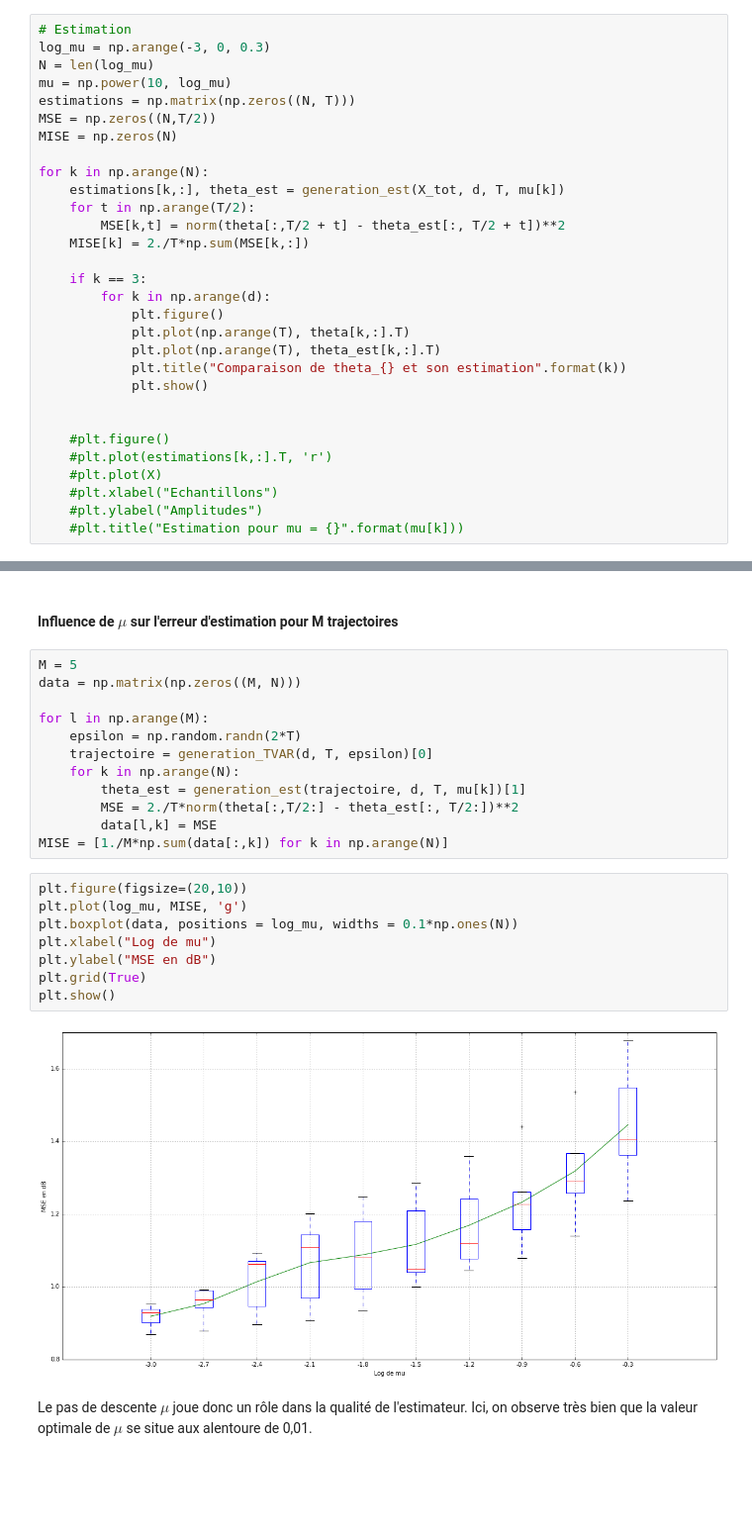
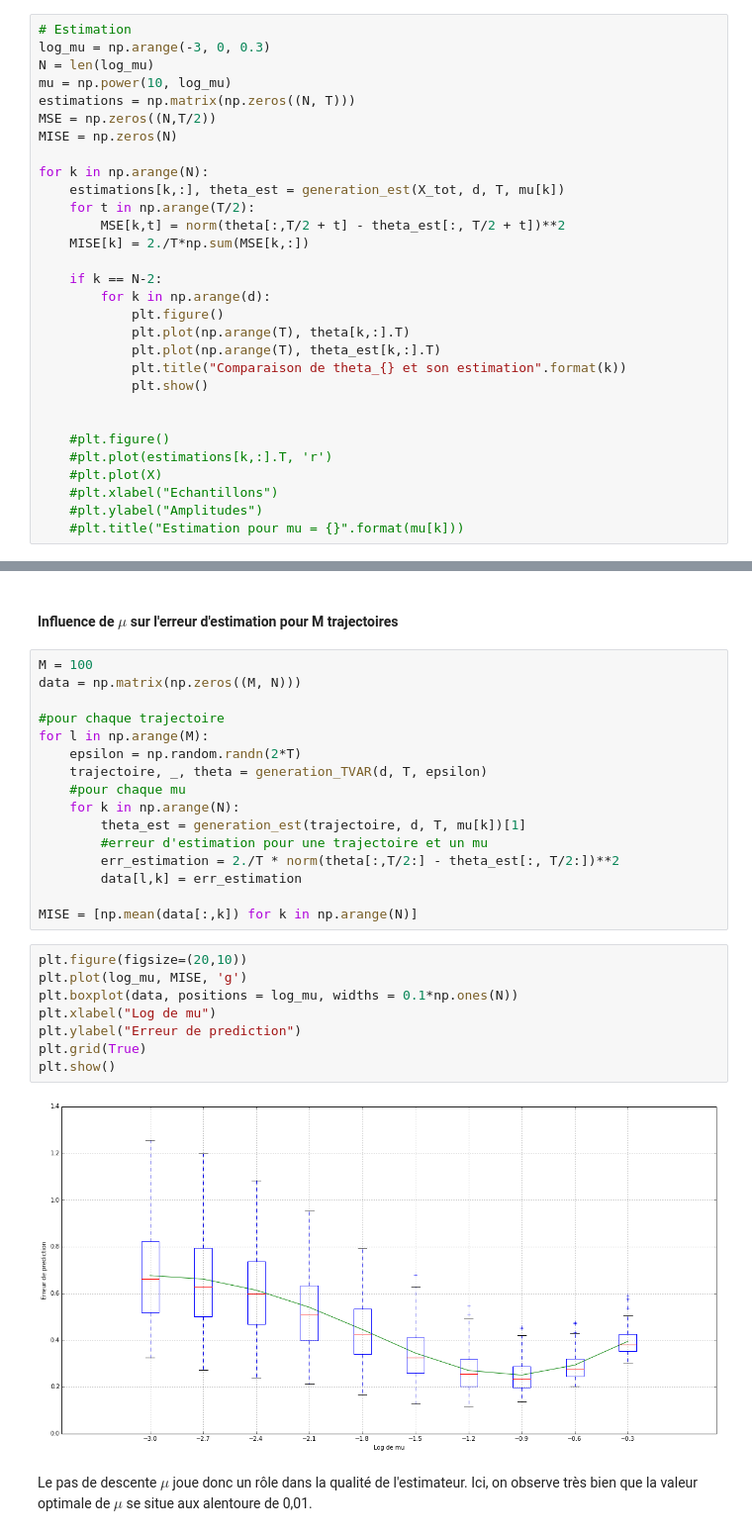
Before and after one commit to jngod2011/TVAR_Prediction, a Jupyter notebook: notebooks/TVAR_d.ipynb, the cells around one changed output, grey strips where cells are left out. Shown at 99% size. Cells and saved outputs as stored; diff of their text form; blank space fills up the shorter version.

```diff
--- a/notebooks/TVAR_d.ipynb
+++ b/notebooks/TVAR_d.ipynb
@@ -155,7 +152,7 @@ for k in np.arange(N):
         MSE[k,t] = norm(theta[:,T/2 + t] - theta_est[:, T/2 + t])**2
     MISE[k] = 2./T*np.sum(MSE[k,:])
 
-    if k == 3:
+    if k == N-2:
         for k in np.arange(d):
             plt.figure()
             plt.plot(np.arange(T), theta[k,:].T)
@@ -177,27 +174,31 @@ for k in np.arange(N):
 # %% [markdown]
 #### Influence de $\mu$ sur l'erreur d'estimation pour M trajectoires
 # %%
-M = 5
+M = 100
 data = np.matrix(np.zeros((M, N)))
 
+#pour chaque trajectoire
 for l in np.arange(M):
     epsilon = np.random.randn(2*T)
-    trajectoire = generation_TVAR(d, T, epsilon)[0]
+    trajectoire, _, theta = generation_TVAR(d, T, epsilon)
+    #pour chaque mu
     for k in np.arange(N):
         theta_est = generation_est(trajectoire, d, T, mu[k])[1]
-        MSE = 2./T*norm(theta[:,T/2:] - theta_est[:, T/2:])**2
-        data[l,k] = MSE
-MISE = [1./M*np.sum(data[:,k]) for k in np.arange(N)]
+        #erreur d'estimation pour une trajectoire et un mu
+        err_estimation = 2./T * norm(theta[:,T/2:] - theta_est[:, T/2:])**2
+        data[l,k] = err_estimation
+
+MISE = [np.mean(data[:,k]) for k in np.arange(N)]
 # %%
 plt.figure(figsize=(20,10))
 plt.plot(log_mu, MISE, 'g')
 plt.boxplot(data, positions = log_mu, widths = 0.1*np.ones(N))
 plt.xlabel("Log de mu")
-plt.ylabel("MSE en dB")
+plt.ylabel("Erreur de prediction")
 plt.grid(True)
 plt.show()
 # %% [output]
-[figure, old version]
+[figure, new version]
 # %% [markdown]
 Le pas de descente $\mu$ joue donc un rôle dans la qualité de l'estimateur. Ici, on observe très bien que la valeur optimale de $\mu$ se situe aux alentoure de 0,01.
 # %% [markdown]
```
Also changed, not shown: parts of 8 cells of this notebook.
